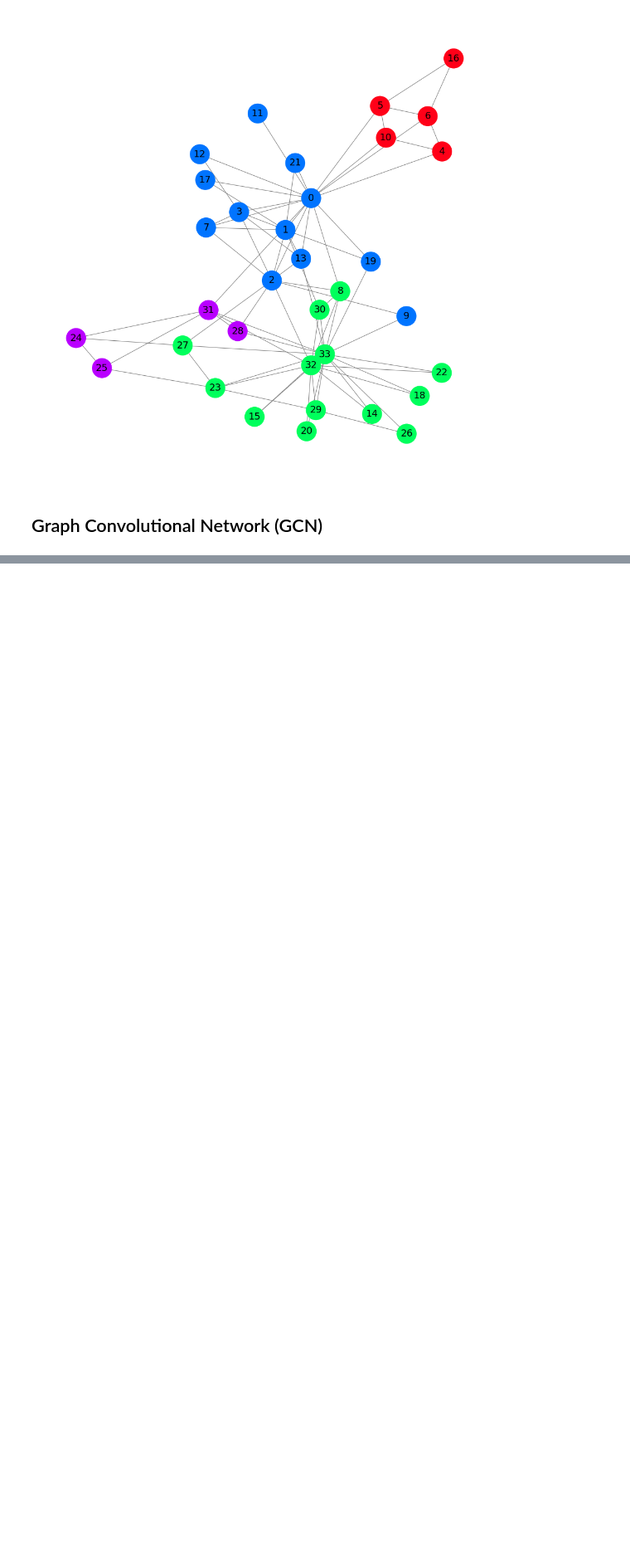
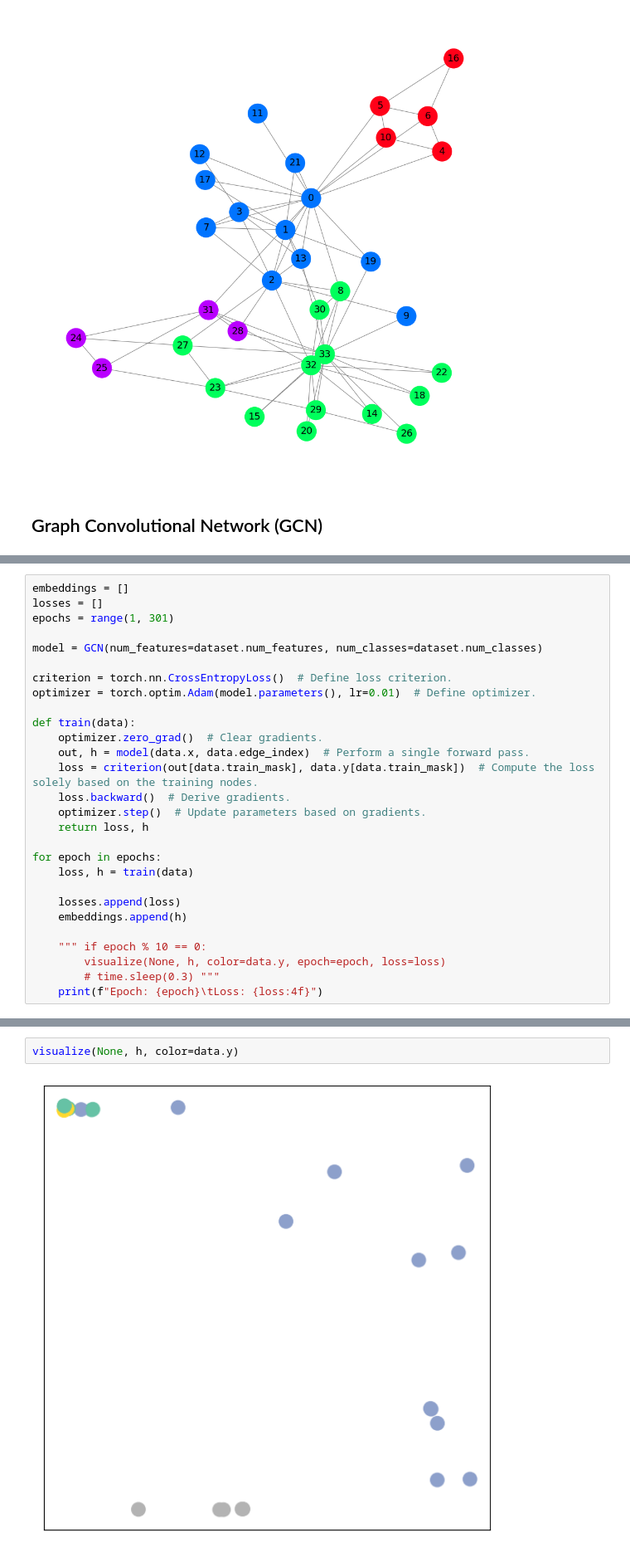
Before and after one commit to win7/Grap.hNeuralNetwork_Silimarity, a Jupyter notebook: GNN_sim_iso_mat.ipynb, the cells around one changed output, grey strips where cells are left out. Shown at 83% size. Saved outputs shown, nothing was run; the diff lists cells and outputs as text; blank space fills up the shorter version.

```diff
--- a/GNN_sim_iso_mat.ipynb
+++ b/GNN_sim_iso_mat.ipynb
@@ -235,0 +237,28 @@ Embedding shape: [34, 2]
+# %%
+embeddings = []
+losses = []
+epochs = range(1, 301)
+
+model = GCN(num_features=dataset.num_features, num_classes=dataset.num_classes)
+
+criterion = torch.nn.CrossEntropyLoss()  # Define loss criterion.
+optimizer = torch.optim.Adam(model.parameters(), lr=0.01)  # Define optimizer.
+
+def train(data):
+    optimizer.zero_grad()  # Clear gradients.
+    out, h = model(data.x, data.edge_index)  # Perform a single forward pass.
+    loss = criterion(out[data.train_mask], data.y[data.train_mask])  # Compute the loss solely based on the training nodes.
+    loss.backward()  # Derive gradients.
+    optimizer.step()  # Update parameters based on gradients.
+    return loss, h
+
+for epoch in epochs:
+    loss, h = train(data)
+
+    losses.append(loss)
+    embeddings.append(h)
+
+    """ if epoch % 10 == 0:
+        visualize(None, h, color=data.y, epoch=epoch, loss=loss)
+        # time.sleep(0.3) """
+    print(f"Epoch: {epoch}\tLoss: {loss:4f}")
@@ -235,0 +283,4 @@ Embedding shape: [34, 2]
+# %%
+visualize(None, h, color=data.y)
+# %% [output]
+[figure, added]
```
Also changed, not shown: parts of 9 cells of this notebook, 2 other files.
